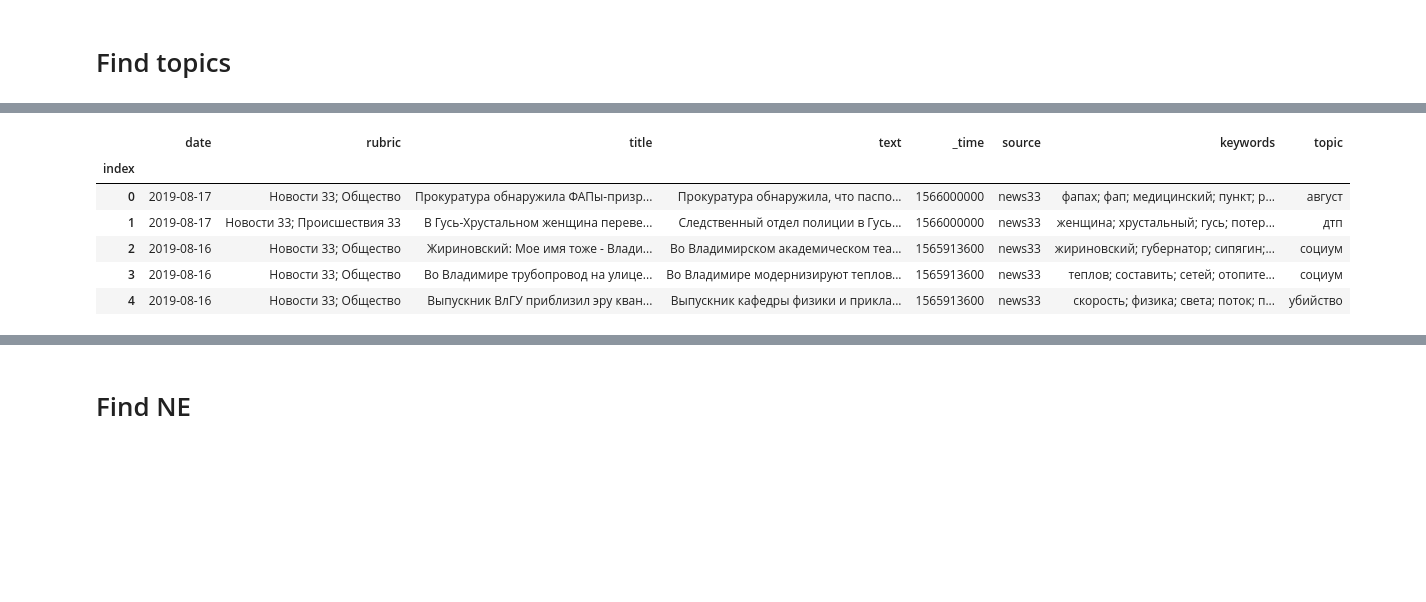
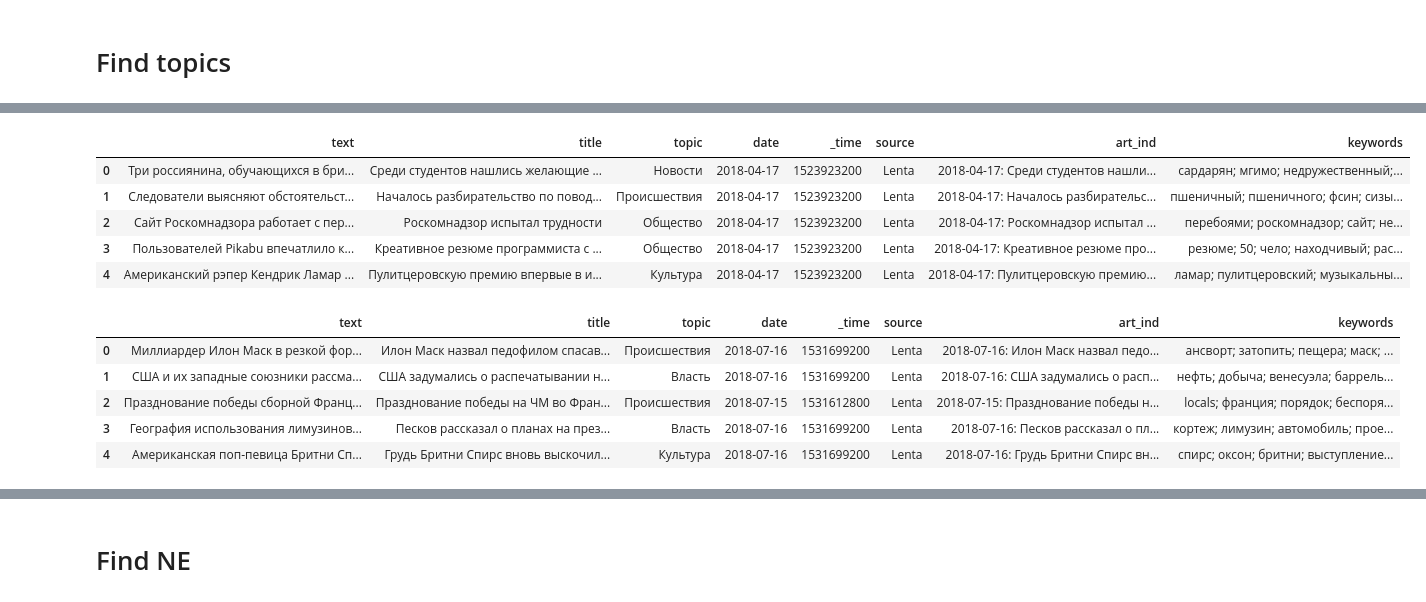
Before and after one commit to annachikina/DataJournalismApp, a Jupyter notebook: notebooks/Data Preprocessing.ipynb, the cells around one changed output, grey strips where cells are left out. Saved outputs shown, nothing was run; the diff lists cells and outputs as text; code cells hidden in the pictures; blank space fills up the shorter version.

```diff
--- a/notebooks/Data Preprocessing.ipynb
+++ b/notebooks/Data Preprocessing.ipynb
@@ -154,2 +221,0 @@ array([4, 2, 1, 1, 3, 3, 4, 1, 0, 2, 2, 1, 1, 3, 2, 2, 4, 2, 1, 2, 2, 0,
-# %%
-te.get_topics_pretrained(data["text"].values[:10], lda, vectorizer)
@@ -157,0 +222,12 @@ array([4, 2, 1, 1, 3, 3, 4, 1, 0, 2])
+# %%
+topic_list = """Общество Общество Власть Общество Спорт Общество Происшествия Происшествия Власть Происшествия Власть Культура Новости Культура Власть Власть Власть Новости Происшествия Происшествия Власть Общество Культура Происшествия Власть"""
+topics = dict(zip(list(range(25)), topic_list.split(" ")))
+# %%
+test_topics = []
+for i in range(len(data_test) // 10000 + 1):
+    test_topics_pred = te.get_topics_pretrained(data_test.loc[i*10000:(i+1)*10000-1, "text"].values, lda, vectorizer)
+    test_topics.extend(list(zip(data_test.loc[i*10000:(i+1)*10000-1, "art_ind"].values, test_topics_pred)))
+    print(str(i) + " done")
+    print(test_topics[-10:])
+# data_test["keywords"] = test_kw
+# data_test.head()
@@ -158,11 +252,23 @@ array([4, 2, 1, 1, 3, 3, 4, 1, 0, 2])
+# %%
+test_topics = [x[1] for x in test_topics]
 # %%
-data = te.set_topics_to_data(data, topics_pred, topics)
-data.head()
+data_test = te.set_topics_to_data(data_test, test_topics, topics)
+data_test.head()
 # %% [output]
-|  | date | rubric | title | text | _time | source | keywords | topic |
-| index |  |  |  |  |  |  |  |  |
-| 0 | 2019-08-17 | Новости 33; Общество | Прокуратура обнаружила ФАПы-призр... | Прокуратура обнаружила, что паспо... | 1566000000 | news33 | фапах; фап; медицинский; пункт; р... | август |
-| 1 | 2019-08-17 | Новости 33; Происшествия 33 | В Гусь-Хрустальном женщина переве... | Следственный отдел полиции в Гусь... | 1566000000 | news33 | женщина; хрустальный; гусь; потер... | дтп |
-| 2 | 2019-08-16 | Новости 33; Общество | Жириновский: Мое имя тоже - Влади... | Во Владимирском академическом теа... | 1565913600 | news33 | жириновский; губернатор; сипягин;... | социум |
-| 3 | 2019-08-16 | Новости 33; Общество | Во Владимире трубопровод на улице... | Во Владимире модернизируют теплов... | 1565913600 | news33 | теплов; составить; сетей; отопите... | социум |
-| 4 | 2019-08-16 | Новости 33; Общество | Выпускник ВлГУ приблизил эру кван... | Выпускник кафедры физики и прикла... | 1565913600 | news33 | скорость; физика; света; поток; п... | убийство |
+|  | text | title | topic | date | _time | source | art_ind | keywords |
+| 0 | Три россиянина, обучающихся в бри... | Среди студентов нашлись желающие ... | Новости | 2018-04-17 | 1523923200 | Lenta | 2018-04-17: Среди студентов нашли... | сардарян; мгимо; недружественный;... |
+| 1 | Следователи выясняют обстоятельст... | Началось разбирательство по повод... | Происшествия | 2018-04-17 | 1523923200 | Lenta | 2018-04-17: Началось разбирательс... | пшеничный; пшеничного; фсин; сизы... |
+| 2 | Сайт Роскомнадзора работает с пер... | Роскомнадзор испытал трудности | Общество | 2018-04-17 | 1523923200 | Lenta | 2018-04-17: Роскомнадзор испытал ... | перебоями; роскомнадзор; сайт; не... |
+| 3 | Пользователей Pikabu впечатлило к... | Креативное резюме программиста c ... | Общество | 2018-04-17 | 1523923200 | Lenta | 2018-04-17: Креативное резюме про... | резюме; 50; чело; находчивый; рас... |
+| 4 | Американский рэпер Кендрик Ламар ... | Пулитцеровскую премию впервые в и... | Культура | 2018-04-17 | 1523923200 | Lenta | 2018-04-17: Пулитцеровскую премию... | ламар; пулитцеровский; музыкальны... |
+# %%
+data = pd.concat([data_train, data_test])
+data = data.reset_index(drop=True)
+data.head()
+# %% [output]
+|  | text | title | topic | date | _time | source | art_ind | keywords |
+| 0 | Миллиардер Илон Маск в резкой фор... | Илон Маск назвал педофилом спасав... | Происшествия | 2018-07-16 | 1531699200 | Lenta | 2018-07-16: Илон Маск назвал педо... | ансворт; затопить; пещера; маск; ... |
+| 1 | США и их западные союзники рассма... | США задумались о распечатывании н... | Власть | 2018-07-16 | 1531699200 | Lenta | 2018-07-16: США задумались о расп... | нефть; добыча; венесуэла; баррель... |
+| 2 | Празднование победы сборной Франц... | Празднование победы на ЧМ во Фран... | Происшествия | 2018-07-15 | 1531612800 | Lenta | 2018-07-15: Празднование победы н... | locals; франция; порядок; беспоря... |
+| 3 | География использования лимузинов... | Песков рассказал о планах на през... | Власть | 2018-07-16 | 1531699200 | Lenta | 2018-07-16: Песков рассказал о пл... | кортеж; лимузин; автомобиль; прое... |
+| 4 | Американская поп-певица Бритни Сп... | Грудь Бритни Спирс вновь выскочил... | Культура | 2018-07-16 | 1531699200 | Lenta | 2018-07-16: Грудь Бритни Спирс вн... | спирс; оксон; бритни; выступление... |
```
Also changed, not shown: parts of 26 cells of this notebook, 13 other files.
